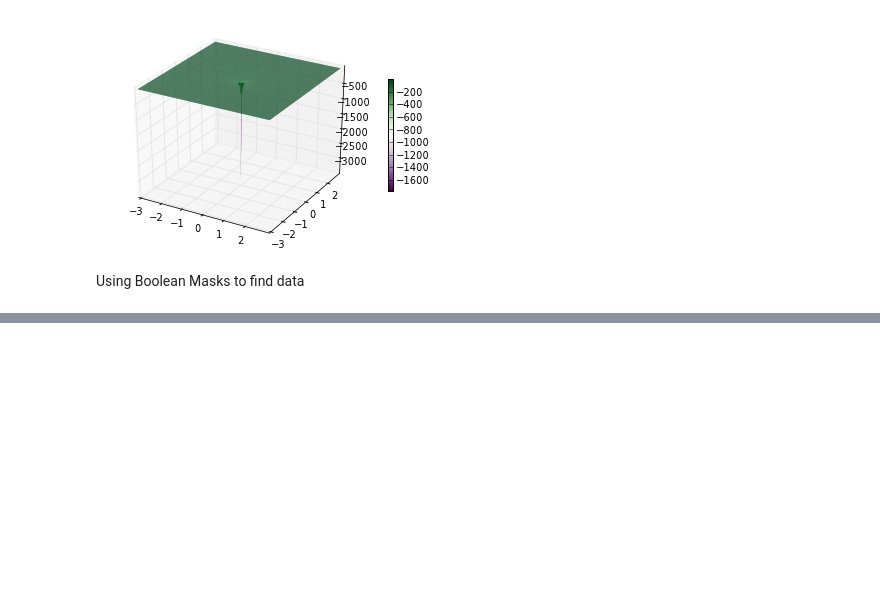
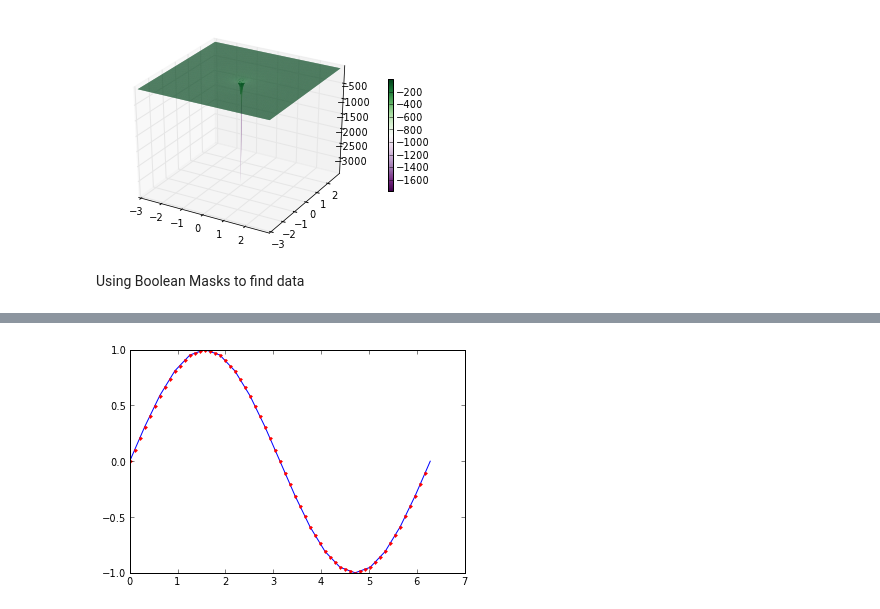
Before and after one commit to dbenton93/PHYS202-S13, a Jupyter notebook: Week4/Thurs4-25notes.ipynb, the cells around one changed output, grey strips where cells are left out. Saved outputs shown, nothing was run; the diff lists cells and outputs as text; code cells hidden in the pictures; blank space fills up the shorter version.

```diff
--- a/Week4/Thurs4-25notes.ipynb
+++ b/Week4/Thurs4-25notes.ipynb
@@ -29,0 +63,7 @@ ValueError: The truth value of an array with more than one element is ambiguous.
+# %%
+thetanew = arange(0.,2*pi,pi/30)
+sinnew = interp1d(theta,sin(theta))(thetanew)
+plot(theta,sin(theta), thetanew, sinnew, 'r.')
+show()
+# %% [output]
+[figure, added]
```
Also changed, not shown: parts of 8 cells of this notebook, 1 other file.
